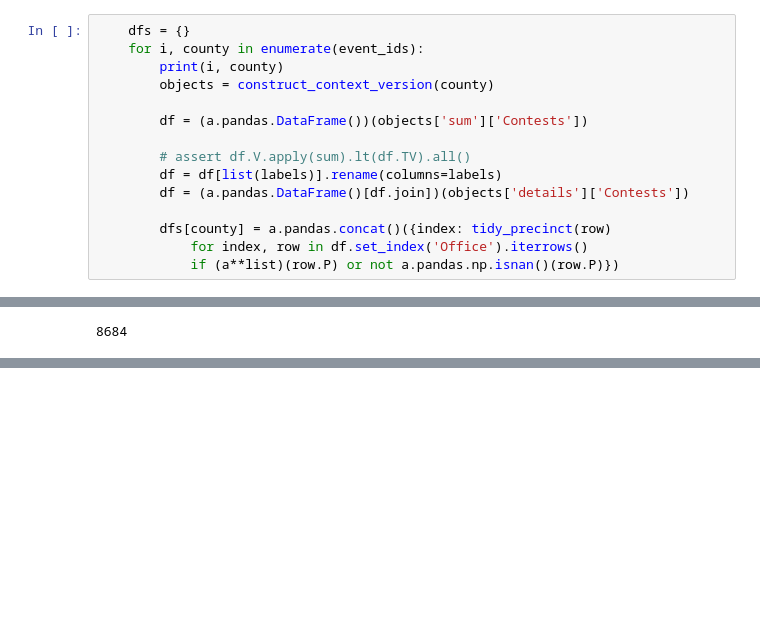
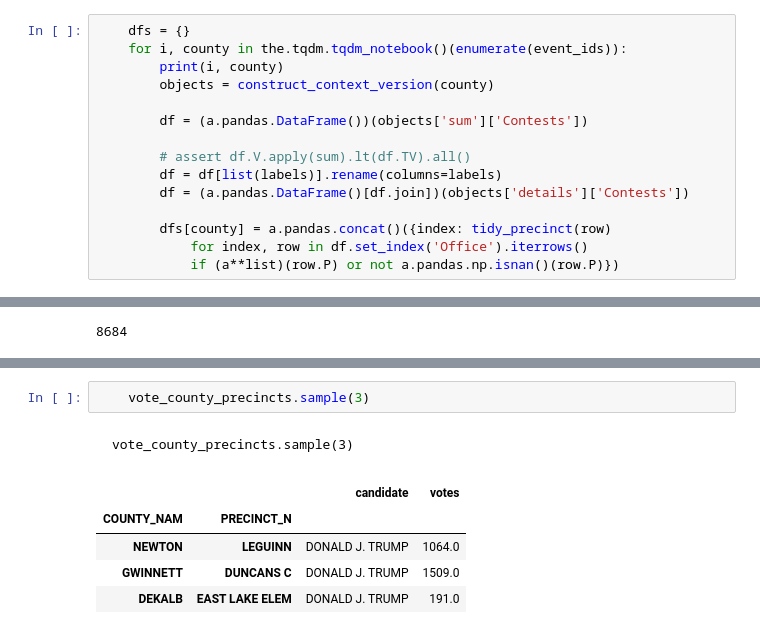
Before and after one commit to deathbeds/election, a Jupyter notebook: Election.ipynb, the cells around one changed output, grey strips where cells are left out. Drawn from its saved outputs; the diff is of its cells as text; blank space fills up the shorter version.

```diff
--- a/Election.ipynb
+++ b/Election.ipynb
@@ -123,7 +116,7 @@
         ).pandas.DataFrame()(s.P, s.V)
 # %%
     dfs = {}
-    for i, county in enumerate(event_ids):
+    for i, county in the.tqdm.tqdm_notebook()(enumerate(event_ids)):
         print(i, county)
         objects = construct_context_version(county)
 
@@ -378,0 +413,9 @@ See the caveats in the documentation: http://pandas.pydata.org/pandas-docs/stabl
+# %%
+    vote_county_precincts.sample(3)
+# %% [output]
+    vote_county_precincts.sample(3)
+|  |  | candidate | votes |
+| COUNTY_NAM | PRECINCT_N |  |  |
+| NEWTON | LEGUINN | DONALD J. TRUMP | 1064.0 |
+| GWINNETT | DUNCANS C | DONALD J. TRUMP | 1509.0 |
+| DEKALB | EAST LAKE ELEM | DONALD J. TRUMP | 191.0 |
```
Also changed, not shown: parts of 18 cells of this notebook, 3 other files.
